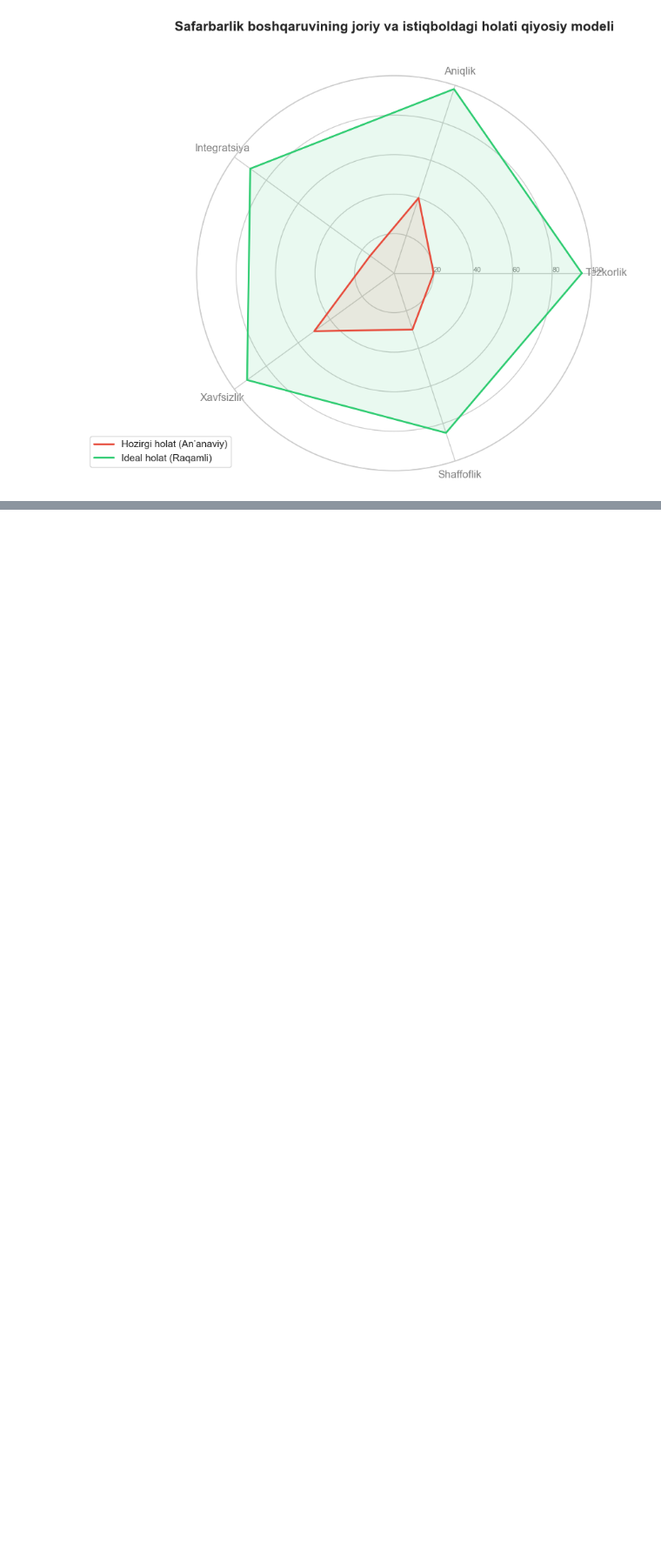
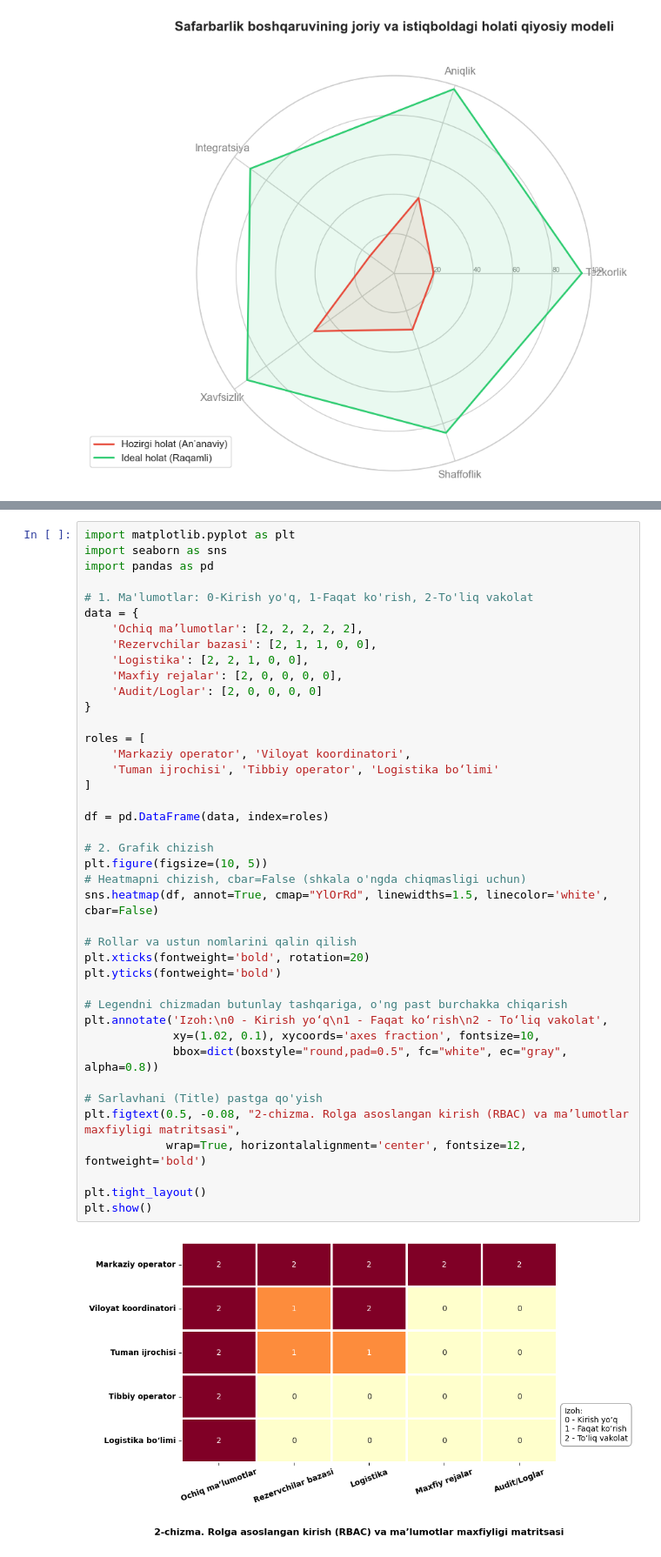
Before and after one commit to qwerty291996/2025-2026, a Jupyter notebook: Temp/Maqolalar konferensiyaga/Jarayonda/Jamshid aka maqolalar/Untitled.ipynb, the cells around one changed output, grey strips where cells are left out. Shown at 87% size. Cells and saved outputs as stored; diff of their text form; blank space fills up the shorter version.

```diff
--- a/Temp/Maqolalar konferensiyaga/Jarayonda/Jamshid aka maqolalar/Untitled.ipynb
+++ b/Temp/Maqolalar konferensiyaga/Jarayonda/Jamshid aka maqolalar/Untitled.ipynb
@@ -158,0 +234,43 @@ plt.show()
+# %%
+import matplotlib.pyplot as plt
+import seaborn as sns
+import pandas as pd
+
+# 1. Ma'lumotlar: 0-Kirish yo'q, 1-Faqat ko'rish, 2-To'liq vakolat
+data = {
+    'Ochiq ma’lumotlar': [2, 2, 2, 2, 2],
+    'Rezervchilar bazasi': [2, 1, 1, 0, 0],
+    'Logistika': [2, 2, 1, 0, 0],
+    'Maxfiy rejalar': [2, 0, 0, 0, 0],
+    'Audit/Loglar': [2, 0, 0, 0, 0]
+}
+
+roles = [
+    'Markaziy operator', 'Viloyat koordinatori',
+    'Tuman ijrochisi', 'Tibbiy operator', 'Logistika bo‘limi'
+]
+
+df = pd.DataFrame(data, index=roles)
+
+# 2. Grafik chizish
+plt.figure(figsize=(10, 5))
+# Heatmapni chizish, cbar=False (shkala o'ngda chiqmasligi uchun)
+sns.heatmap(df, annot=True, cmap="YlOrRd", linewidths=1.5, linecolor='white', cbar=False)
+
+# Rollar va ustun nomlarini qalin qilish
+plt.xticks(fontweight='bold', rotation=20)
+plt.yticks(fontweight='bold')
+
+# Legendni chizmadan butunlay tashqariga, o'ng past burchakka chiqarish
+plt.annotate('Izoh:\n0 - Kirish yo‘q\n1 - Faqat ko‘rish\n2 - To‘liq vakolat',
+             xy=(1.02, 0.1), xycoords='axes fraction', fontsize=10,
+             bbox=dict(boxstyle="round,pad=0.5", fc="white", ec="gray", alpha=0.8))
+
+# Sarlavhani (Title) pastga qo'yish
+plt.figtext(0.5, -0.08, "2-chizma. Rolga asoslangan kirish (RBAC) va ma’lumotlar maxfiyligi matritsasi",
+            wrap=True, horizontalalignment='center', fontsize=12, fontweight='bold')
+
+plt.tight_layout()
+plt.show()
+# %% [output]
+[figure, added]
```
Also changed, not shown: parts of 2 cells of this notebook, 28 other files.
